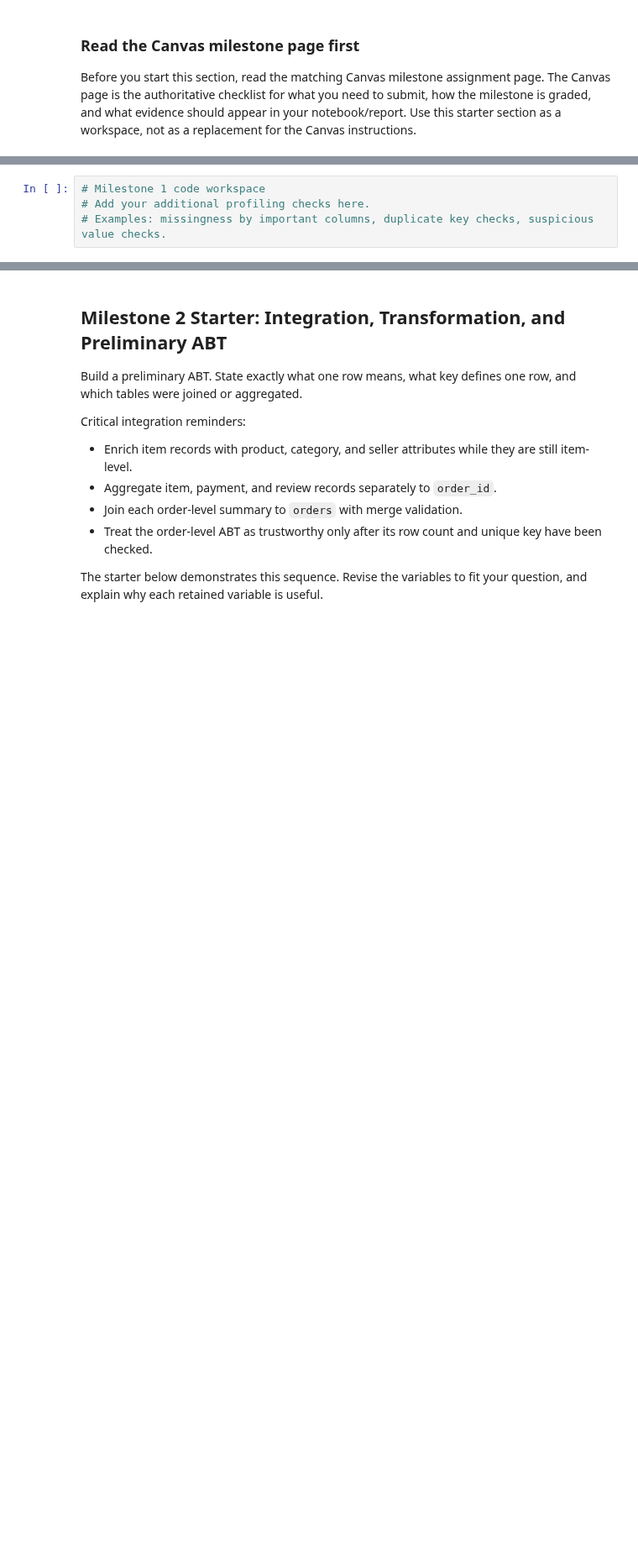
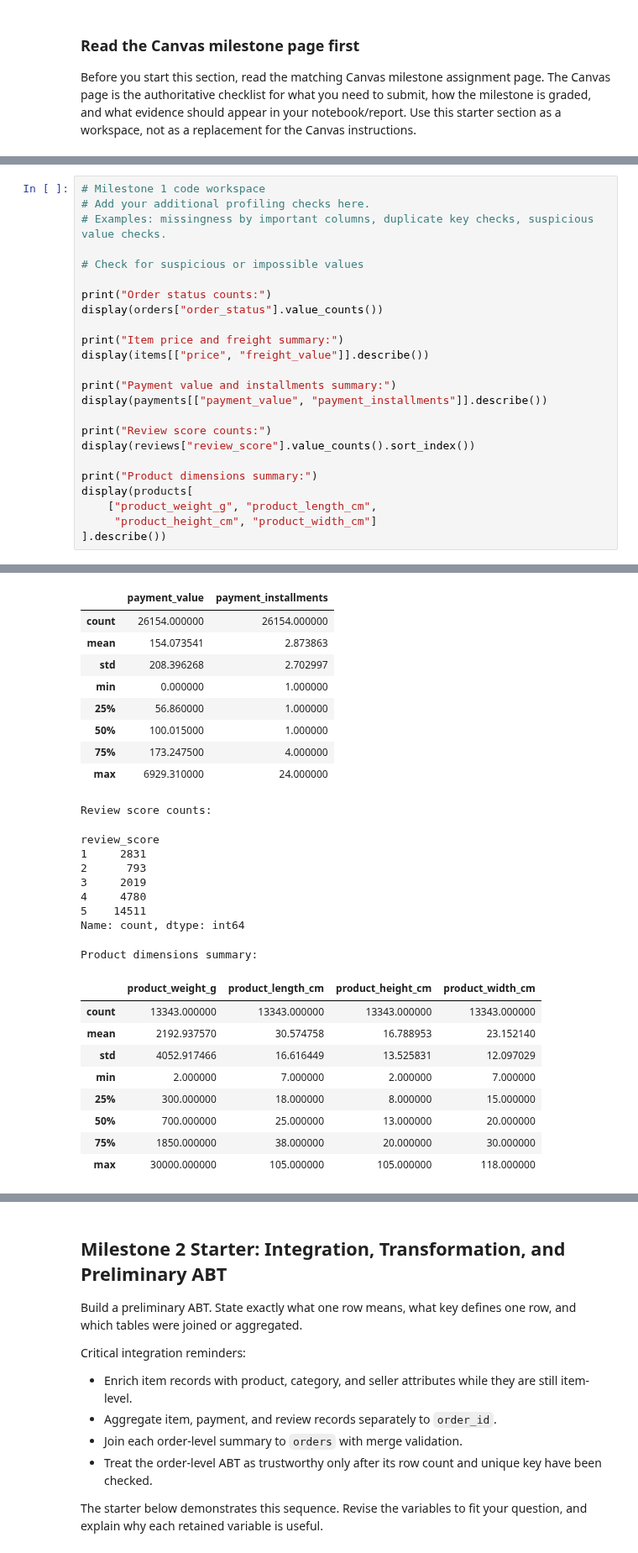
Before and after one commit to govindsuresh3-sys/BAN6003-Final-Project-Ecomerce-olist-GovindSuresh, a Jupyter notebook: notebooks/olist_project_starter.ipynb, the cells around one changed output, grey strips where cells are left out. Shown at 84% size. Drawn from its saved outputs; the diff is of its cells as text; blank space fills up the shorter version.

```diff
--- a/notebooks/olist_project_starter.ipynb
+++ b/notebooks/olist_project_starter.ipynb
@@ -150,3 +232,24 @@ Use this cell to draft the narrative required by the Canvas Milestone 1 page.
 # Milestone 1 code workspace
 # Add your additional profiling checks here.
 # Examples: missingness by important columns, duplicate key checks, suspicious value checks.
+
+# Check for suspicious or impossible values
+
+print("Order status counts:")
+display(orders["order_status"].value_counts())
+
+print("Item price and freight summary:")
+display(items[["price", "freight_value"]].describe())
+
+print("Payment value and installments summary:")
+display(payments[["payment_value", "payment_installments"]].describe())
+
+print("Review score counts:")
+display(reviews["review_score"].value_counts().sort_index())
+
+print("Product dimensions summary:")
+display(products[
+    ["product_weight_g", "product_length_cm",
+     "product_height_cm", "product_width_cm"]
+].describe())
+# %% [output]
@@ -152,0 +278,27 @@ Use this cell to draft the narrative required by the Canvas Milestone 1 page.
+|  | payment_value | payment_installments |
+| count | 26154.000000 | 26154.000000 |
+| mean | 154.073541 | 2.873863 |
+| std | 208.396268 | 2.702997 |
+| min | 0.000000 | 1.000000 |
+| 25% | 56.860000 | 1.000000 |
+| 50% | 100.015000 | 1.000000 |
+| 75% | 173.247500 | 4.000000 |
+| max | 6929.310000 | 24.000000 |
+Review score counts:
+review_score
+1     2831
+2      793
+3     2019
+4     4780
+5    14511
+Name: count, dtype: int64
+Product dimensions summary:
+|  | product_weight_g | product_length_cm | product_height_cm | product_width_cm |
+| count | 13343.000000 | 13343.000000 | 13343.000000 | 13343.000000 |
+| mean | 2192.937570 | 30.574758 | 16.788953 | 23.152140 |
+| std | 4052.917466 | 16.616449 | 13.525831 | 12.097029 |
+| min | 2.000000 | 7.000000 | 2.000000 | 7.000000 |
+| 25% | 300.000000 | 18.000000 | 8.000000 | 15.000000 |
+| 50% | 700.000000 | 25.000000 | 13.000000 | 20.000000 |
+| 75% | 1850.000000 | 38.000000 | 20.000000 | 30.000000 |
+| max | 30000.000000 | 105.000000 | 105.000000 | 118.000000 |
```
Also changed, not shown: parts of 7 cells of this notebook.
